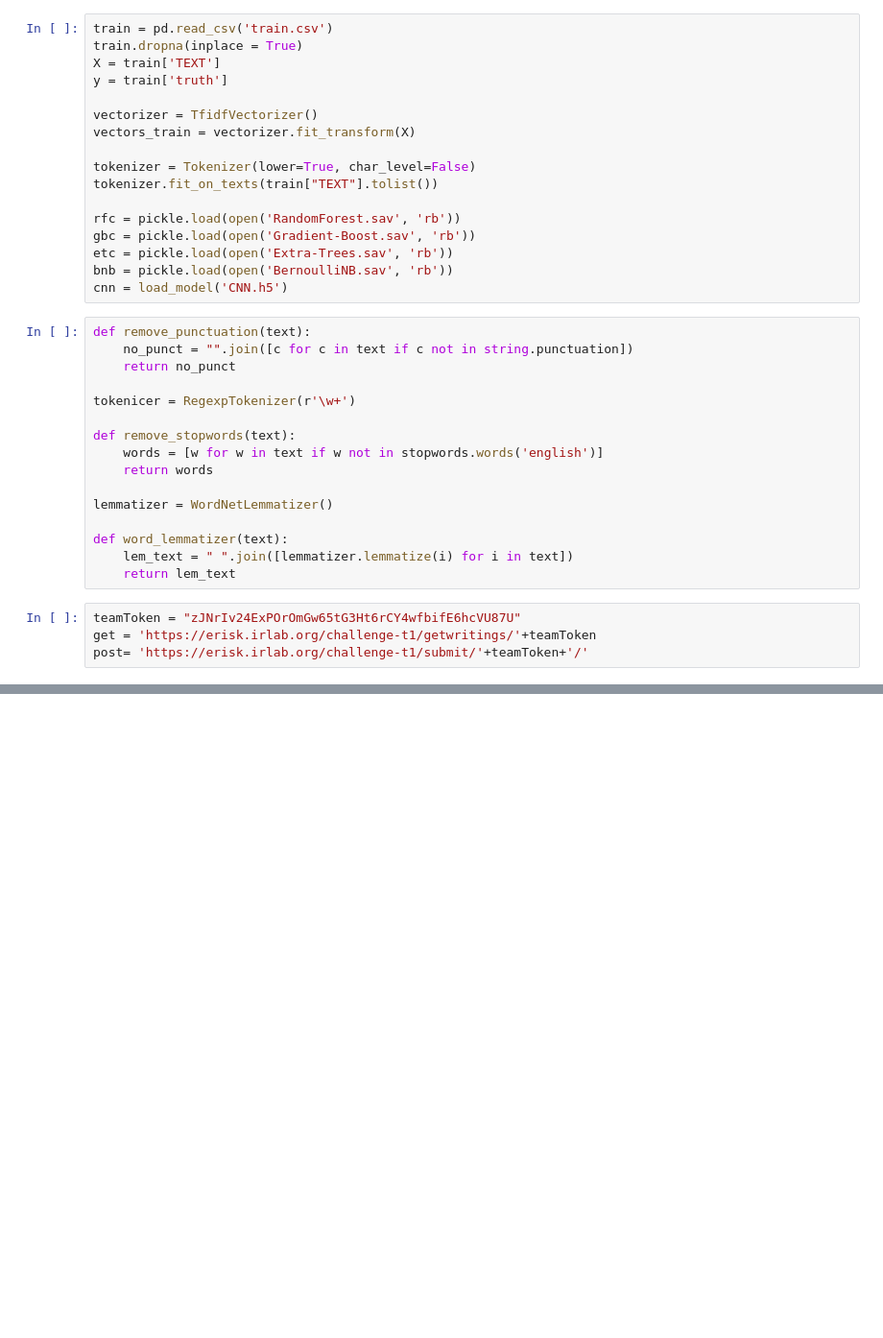
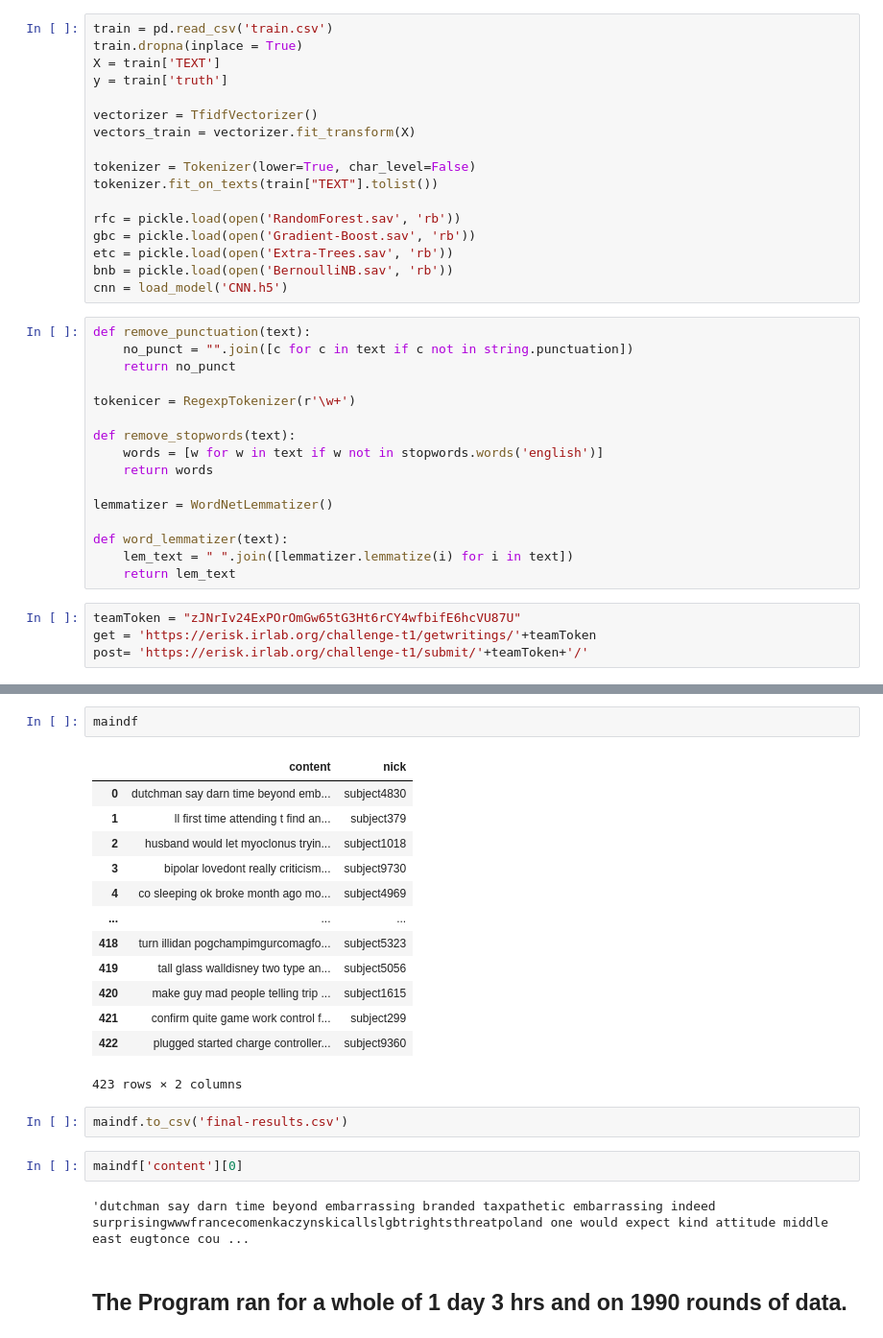
Before and after one commit to rishivar/eRisk-clef-2020, a Jupyter notebook: Server.ipynb, the cells around one changed output, grey strips where cells are left out. Shown at 96% size. Cells and saved outputs as stored; diff of their text form; blank space fills up the shorter version.

```diff
--- a/Server.ipynb
+++ b/Server.ipynb
@@ -172,0 +174,24 @@ Processing Run Random Forest
+# %%
+maindf
+# %% [output]
+|  | content | nick |
+| 0 | dutchman say darn time beyond emb... | subject4830 |
+| 1 | ll first time attending t find an... | subject379 |
+| 2 | husband would let myoclonus tryin... | subject1018 |
+| 3 | bipolar lovedont really criticism... | subject9730 |
+| 4 | co sleeping ok broke month ago mo... | subject4969 |
+| ... | ... | ... |
+| 418 | turn illidan pogchampimgurcomagfo... | subject5323 |
+| 419 | tall glass walldisney two type an... | subject5056 |
+| 420 | make guy mad people telling trip ... | subject1615 |
+| 421 | confirm quite game work control f... | subject299 |
+| 422 | plugged started charge controller... | subject9360 |
+423 rows × 2 columns
+# %%
+maindf.to_csv('final-results.csv')
+# %%
+maindf['content'][0]
+# %% [output]
+'dutchman say darn time beyond embarrassing branded taxpathetic embarrassing indeed surprisingwwwfrancecomenkaczynskicallslgbtrightsthreatpoland one would expect kind attitude middle east eugtonce cou ...
+# %% [markdown]
+## The Program ran for a whole of 1 day 3 hrs and on 1990 rounds of data.
```
Also changed, not shown: parts of 2 cells of this notebook.
